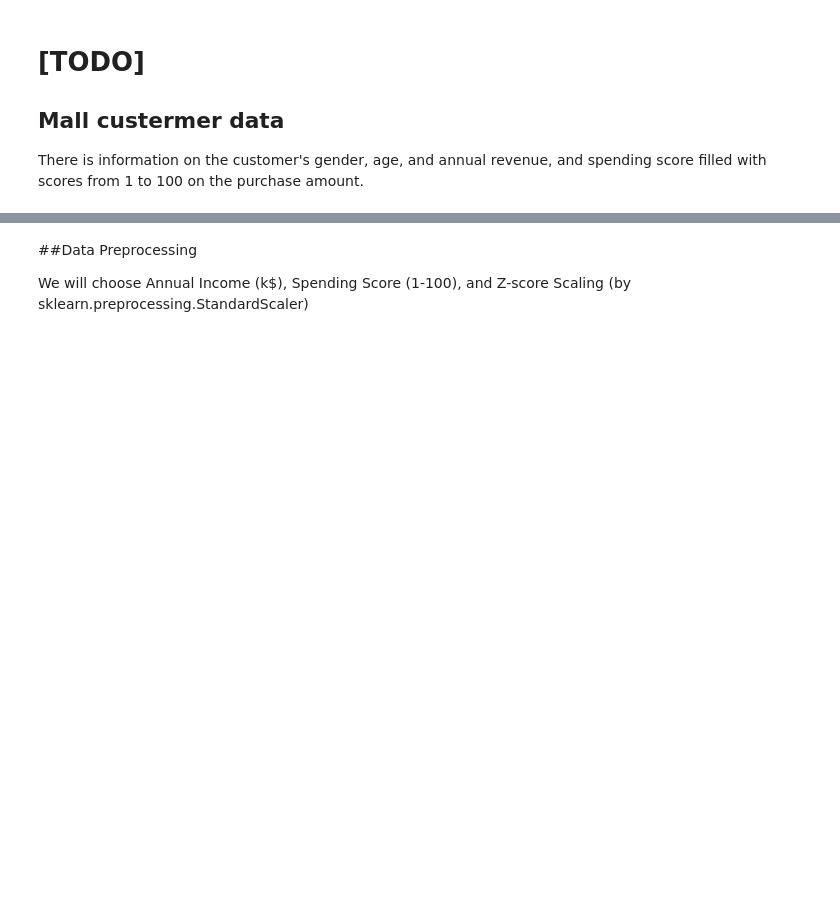
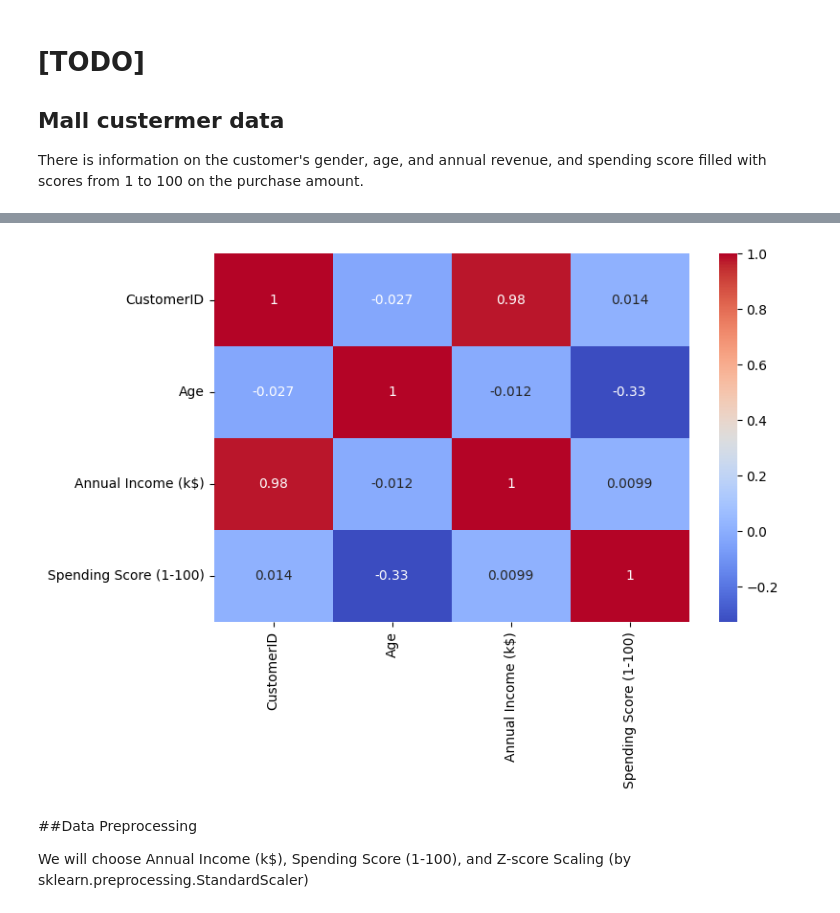
Before and after one commit to njm0333/Intro_to_AI, a Jupyter notebook: [AI2025]_Clustering.ipynb, the cells around one changed output, grey strips where cells are left out. Saved outputs shown, nothing was run; the diff lists cells and outputs as text; code cells hidden in the pictures; blank space fills up the shorter version.

```diff
--- a/[AI2025]_Clustering.ipynb
+++ b/[AI2025]_Clustering.ipynb
@@ -12,10 +23,12 @@ df.head()
 # %%
 # Select Numeric Values
-df = df.select_dtypes(include=['int64', 'float64'])
+df_num = df.select_dtypes(include=['int64', 'float64'])
 
-sns.heatmap(#######, annot=True, cmap='coolwarm')
-
+plt.figure(figsize=(8,5))
+sns.heatmap(df_num.corr(), annot=True, cmap='coolwarm')
 plt.show()
+# %% [output]
+[figure, added]
 # %% [markdown]
 ##Data Preprocessing
 
```
Also changed, not shown: parts of 8 cells of this notebook.
